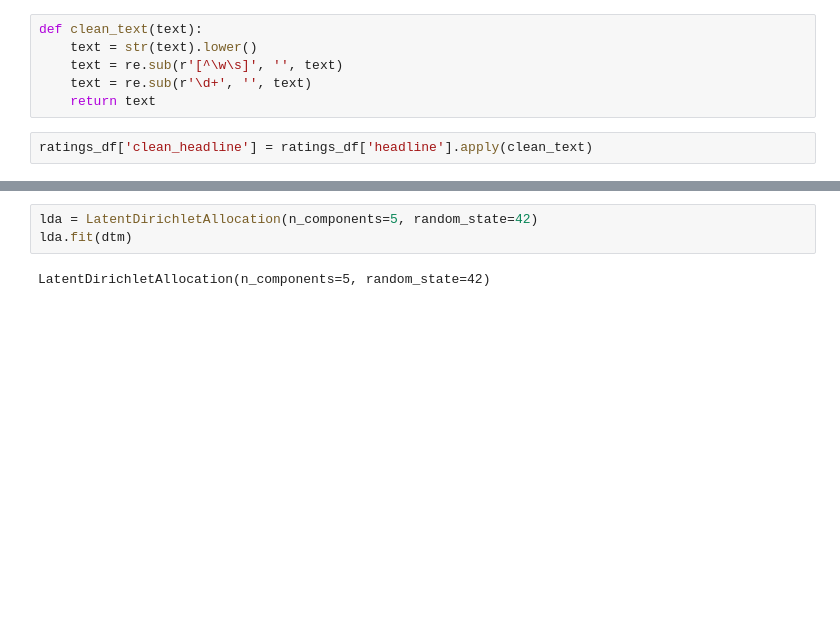
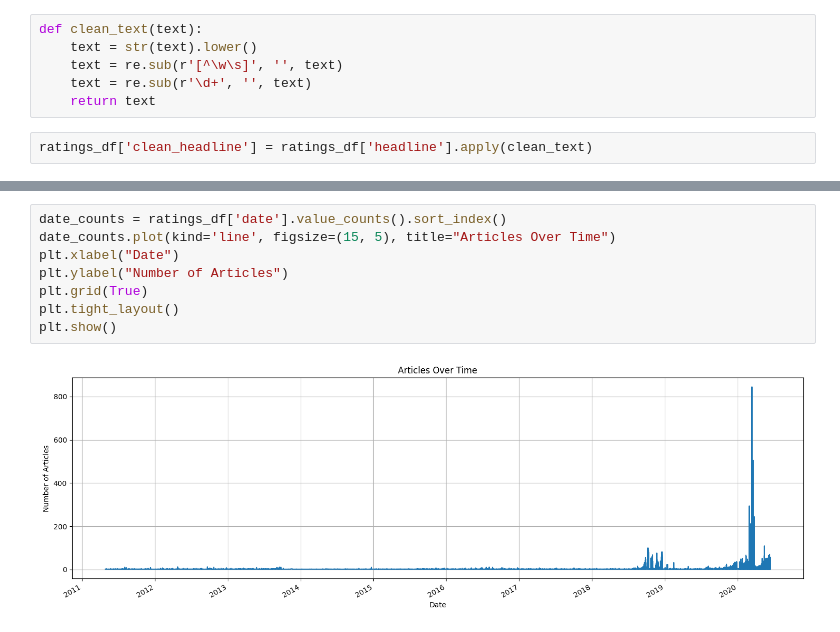
Before and after one commit to RedietSeleshiTsega/stock-news-eda, a Jupyter notebook: src/eda.ipynb, the cells around one changed output, grey strips where cells are left out. Cells and saved outputs as stored; diff of their text form; blank space fills up the shorter version.

```diff
--- a/src/eda.ipynb
+++ b/src/eda.ipynb
@@ -141,5 +105,10 @@ dtm = vectorizer.fit_transform(ratings_df['clean_headline'])
-# %%
-lda = LatentDirichletAllocation(n_components=5, random_state=42)
-lda.fit(dtm)
-# %% [output]
-LatentDirichletAllocation(n_components=5, random_state=42)
+# %%
+date_counts = ratings_df['date'].value_counts().sort_index()
+date_counts.plot(kind='line', figsize=(15, 5), title="Articles Over Time")
+plt.xlabel("Date")
+plt.ylabel("Number of Articles")
+plt.grid(True)
+plt.tight_layout()
+plt.show()
+# %% [output]
+[figure, added]
```
Also changed, not shown: parts of 23 cells of this notebook.
